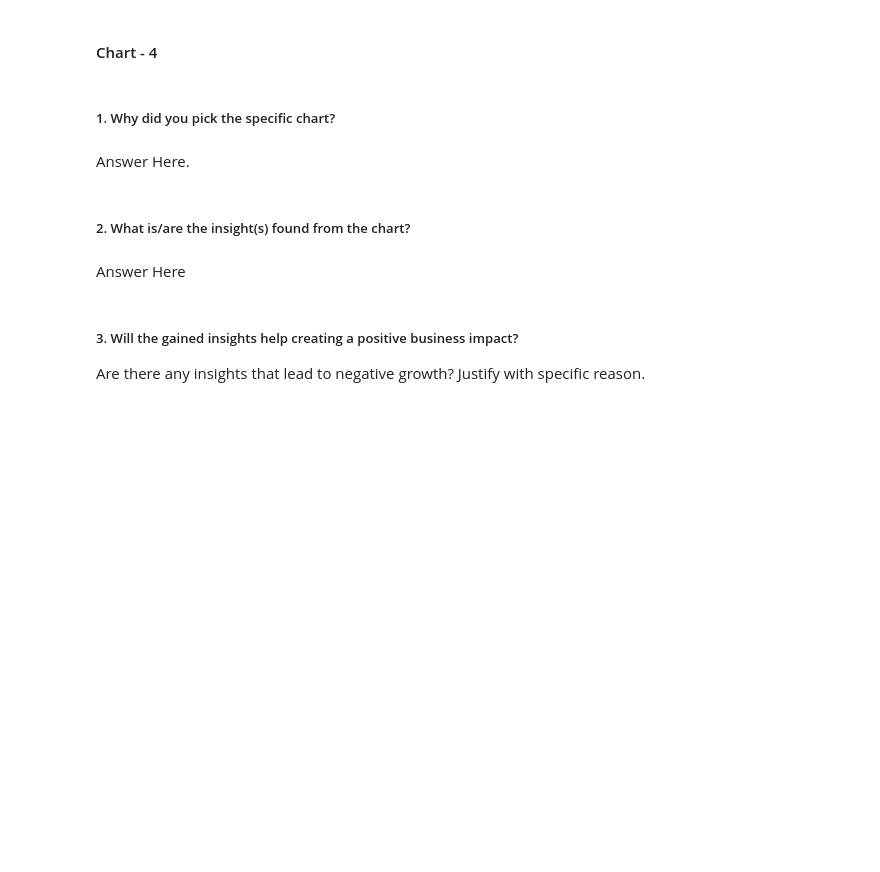
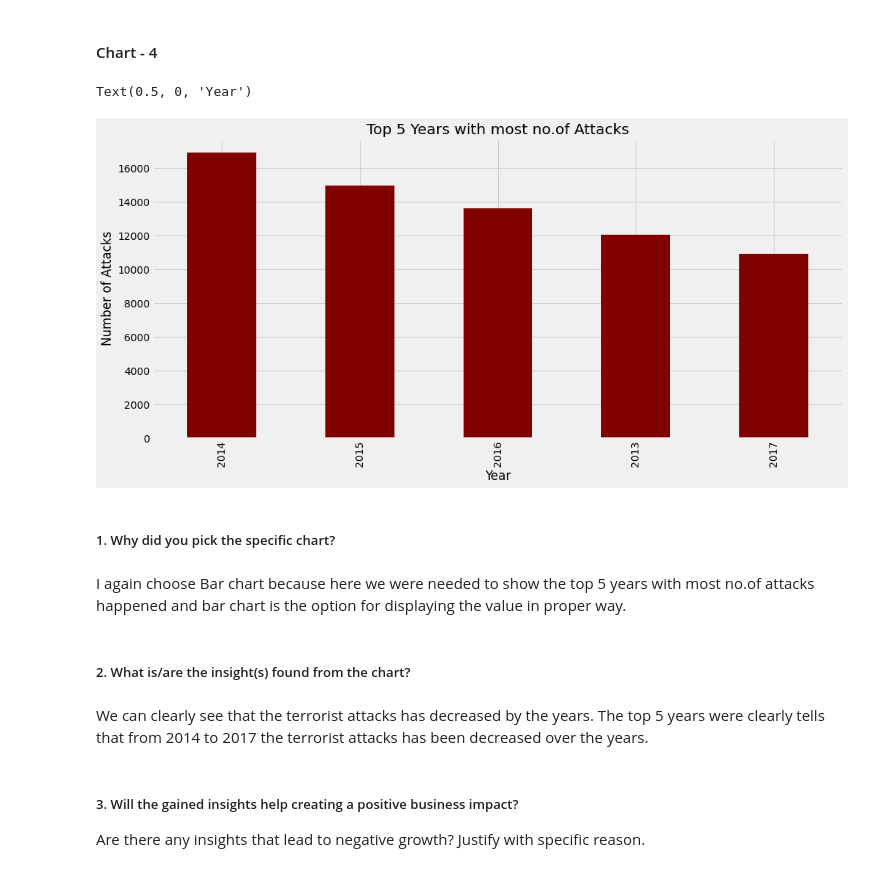
Before and after one commit to cpacharya/Global-Terrorism, a Jupyter notebook: EDA_project_on_Global_Terrorism_by_Chandra_Prakash_Acharya.ipynb, the cells around one changed output. Drawn from its saved outputs; the diff is of its cells as text; code cells hidden in the pictures; blank space fills up the shorter version.

```diff
--- a/EDA_project_on_Global_Terrorism_by_Chandra_Prakash_Acharya.ipynb
+++ b/EDA_project_on_Global_Terrorism_by_Chandra_Prakash_Acharya.ipynb
@@ -424,11 +457,25 @@ Answer Here
+# %%
+# Chart - 4 visualization code
+# Here we are finding the most destructive year among 1970 to 2017 when the terrorist attacts happened the most times
+attack_year = df_global_terror["Year"].value_counts()[:5]
+
+plt.subplots(figsize=(15,7))
+attack_year.plot(kind='bar', color = "Maroon")
+
+plt.title('Top 5 Years with most no.of Attacks')
+plt.ylabel('Number of Attacks')
+plt.xlabel('Year')
+# %% [output]
+Text(0.5, 0, 'Year')
+[figure, added]
 # %% [markdown]
 ##### 1. Why did you pick the specific chart?
-# %% [markdown]
-Answer Here.
+# %% [markdown]
+I again choose Bar chart because here we were needed to show the top 5 years with most no.of attacks happened and bar chart is the option for displaying the value in proper way.
 # %% [markdown]
 ##### 2. What is/are the insight(s) found from the chart?
-# %% [markdown]
-Answer Here
+# %% [markdown]
+We can clearly see that the terrorist attacks has decreased by the years. The top 5 years were clearly tells that from 2014 to 2017 the terrorist attacks has been decreased over the years.
 # %% [markdown]
 ##### 3. Will the gained insights help creating a positive business impact?
 Are there any insights that lead to negative growth? Justify with specific reason.
```
Also changed, not shown: parts of 23 cells of this notebook.
